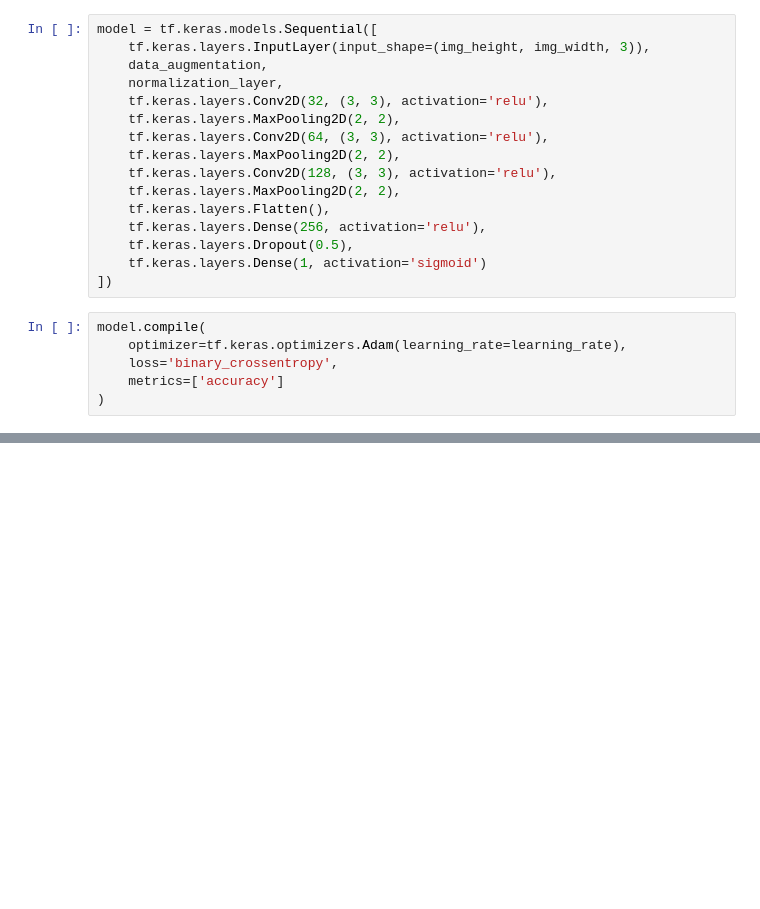
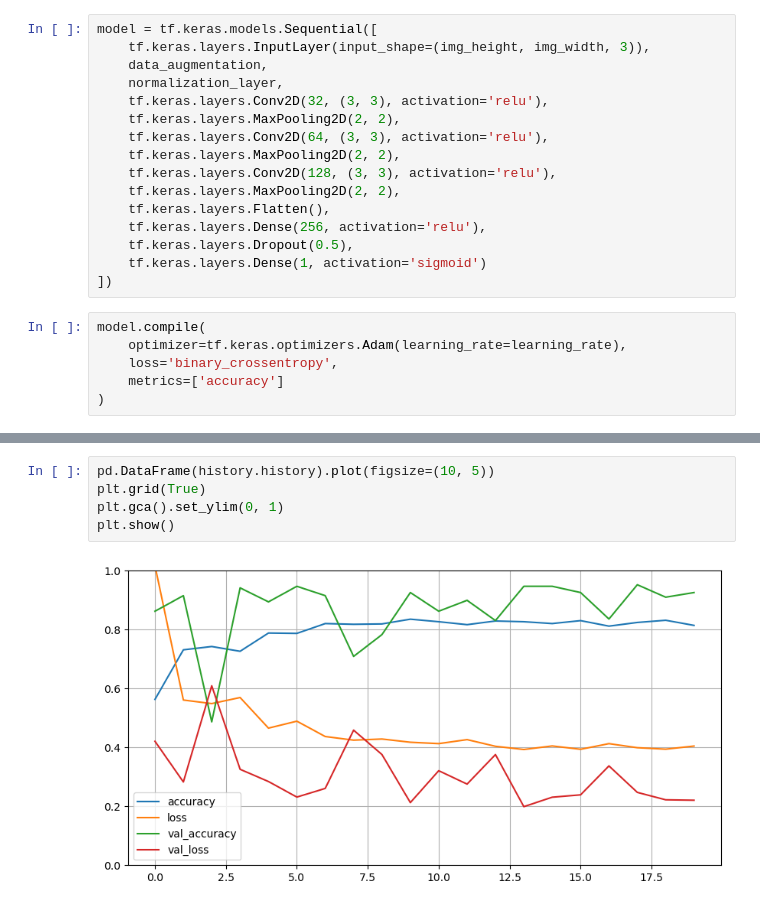
Before and after one commit to Software0408/Breast_cancer_calssification, a Jupyter notebook: breast_cancer_classification.ipynb, the cells around one changed output, grey strips where cells are left out. Drawn from its saved outputs; the diff is of its cells as text; blank space fills up the shorter version.

```diff
--- a/breast_cancer_classification.ipynb
+++ b/breast_cancer_classification.ipynb
@@ -90,3 +139,10 @@ history = model.fit(
+# %%
+pd.DataFrame(history.history).plot(figsize=(10, 5))
+plt.grid(True)
+plt.gca().set_ylim(0, 1)
+plt.show()
+# %% [output]
+[figure, added]
 # %%
 test_loss, test_accuracy = model.evaluate(test_ds)
 print(f"Test Accuracy: {test_accuracy * 100:.2f}%")
```
Also changed, not shown: parts of 9 cells of this notebook.
